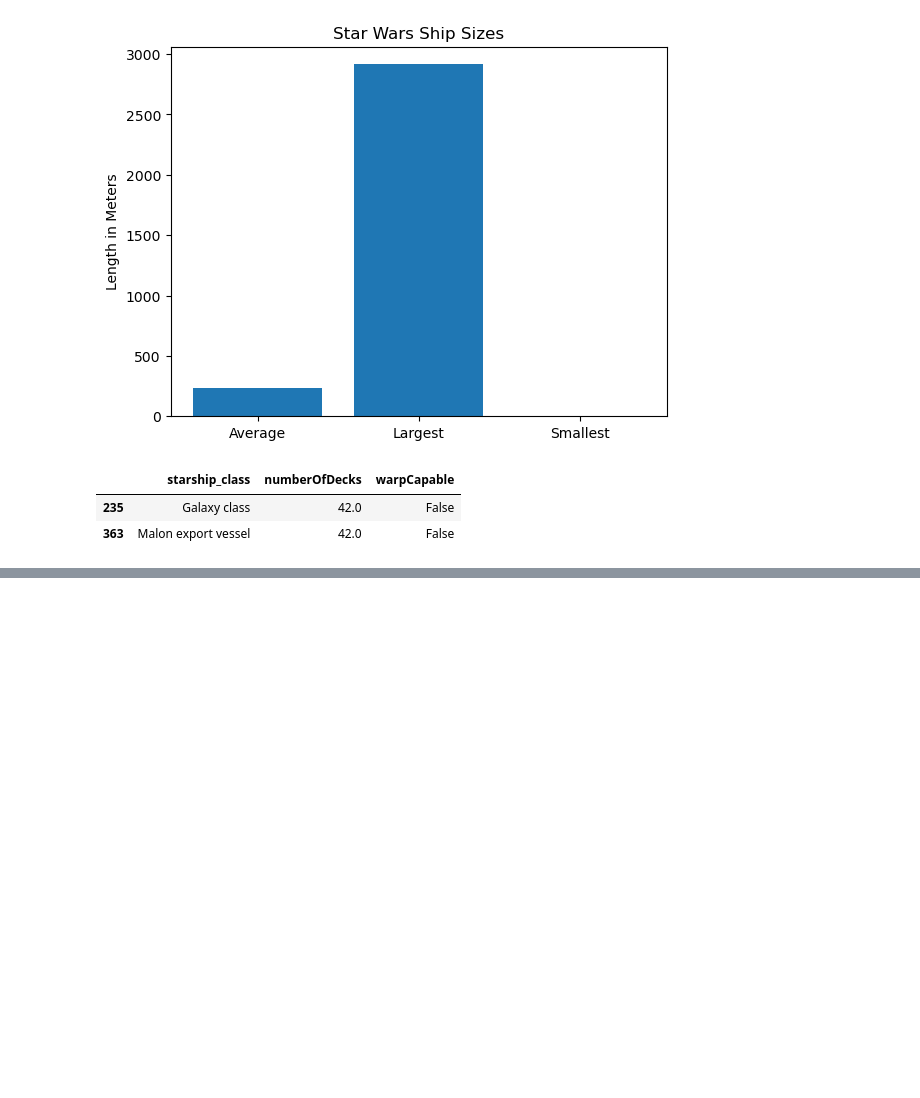
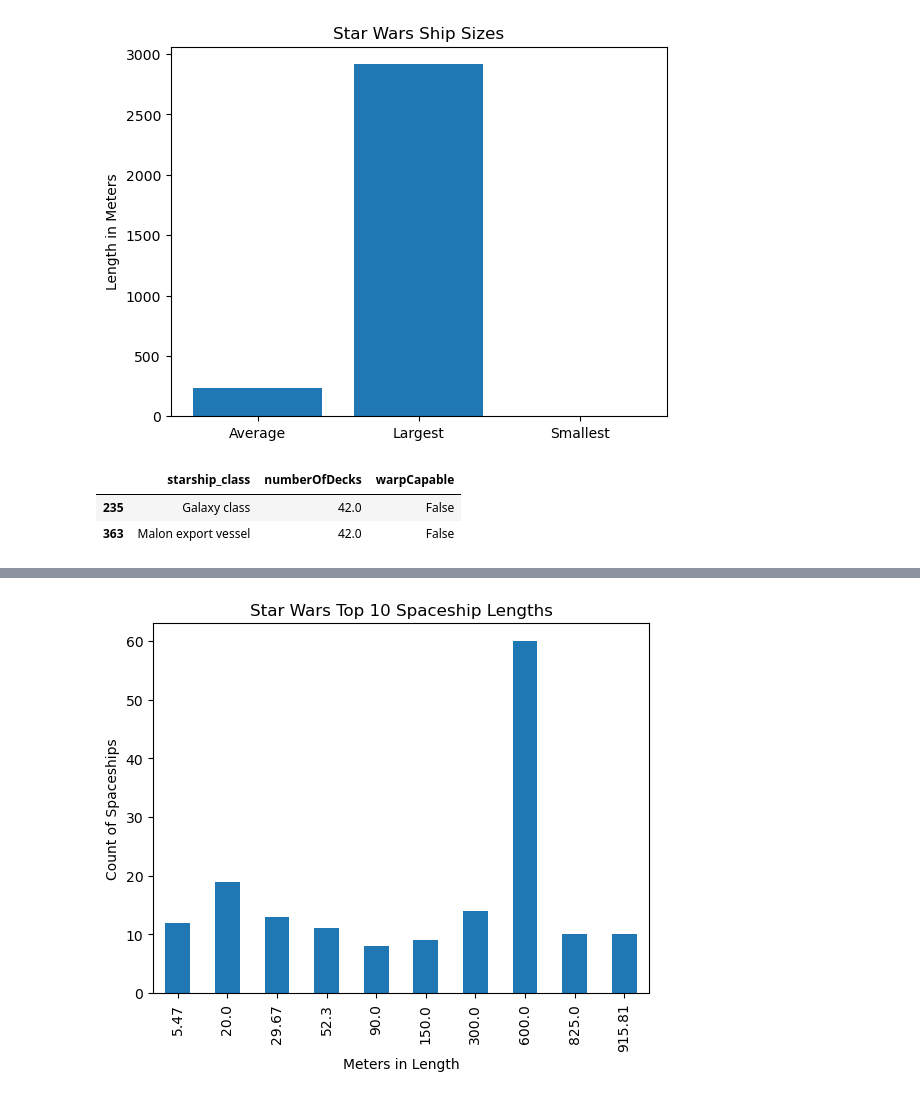
Before and after one commit to wesiswes629/wookiestapi, a Jupyter notebook: notebooks/all_spacecraft.ipynb, the cells around one changed output, grey strips where cells are left out. Cells and saved outputs as stored; diff of their text form; code cells hidden in the pictures; blank space fills up the shorter version.

```diff
--- a/notebooks/all_spacecraft.ipynb
+++ b/notebooks/all_spacecraft.ipynb
@@ -566,3 +566,8 @@ longestship
 # %% [output]
 |  | vehicle_name | manufacturer | model | class | length | crew | owner(s) | affiliation | length2 |
 | 298 | Fellfire | None | Resurgent-class Star Destroyer | Star Destroyer | 2915.84 meters | None | None | First Order | 2915.84 |
+# %%
+# Sort by size
+
+sw_size_order = sw_size_count.sort_index()
+sw_size_order
@@ -568,0 +586,10 @@ longestship
+# %%
+# Plot the updated graph
+
+sw_size_order.plot(kind='bar')
+plt.xlabel('Meters in Length')
+plt.ylabel('Count of Spaceships')
+plt.title('Star Wars Top 10 Spaceship Lengths')
+plt.show()
+# %% [output]
+[figure, added]
```
Also changed, not shown: parts of 2 cells of this notebook, 2 other files.
